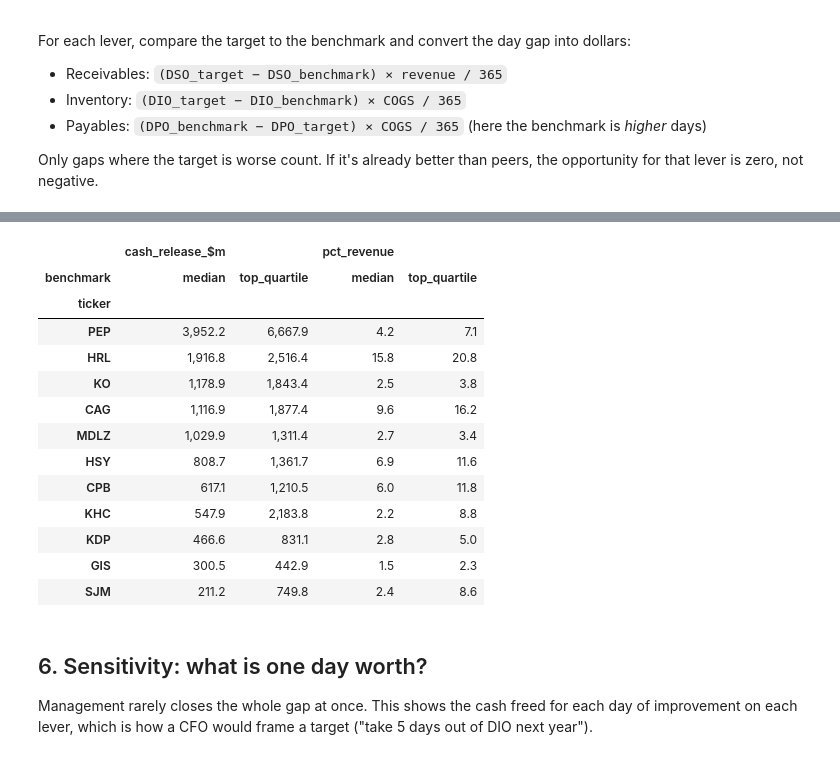
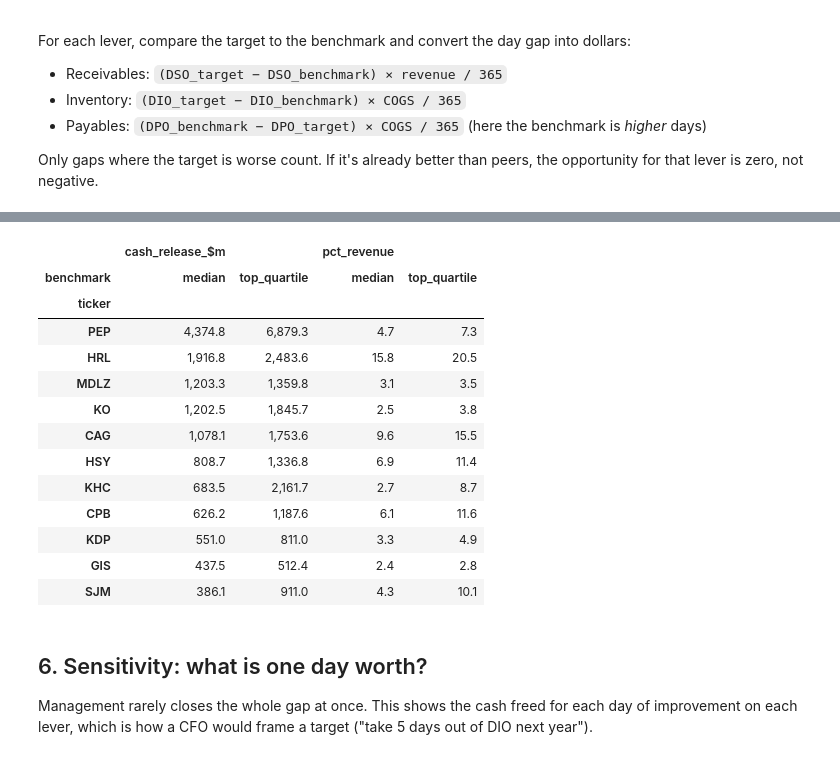
Before and after one commit to riyagupta2455/working-capital-benchmark, a Jupyter notebook: working_capital_benchmark.ipynb, the cells around one changed output, grey strips where cells are left out. Drawn from its saved outputs; the diff is of its cells as text; code cells hidden in the pictures.

```diff
--- a/working_capital_benchmark.ipynb
+++ b/working_capital_benchmark.ipynb
@@ -225,10 +295,25 @@ def build_metrics(raw):
     return d.dropna(subset=["CCC"])
 
 m = build_metrics(raw)
-LATEST = int(m.groupby("ticker")["fy"].max().min())   # latest year every company has reported
+
+# drop companies without enough usable history
+yrs_per_co = m.groupby("ticker")["fy"].nunique()
+thin = yrs_per_co[yrs_per_co < 3].index.tolist()
+if thin:
+    print("Dropped (fewer than 3 usable years, usually missing line items):", thin)
+    m = m[~m["ticker"].isin(thin)]
+
+# latest year that at least 75% of the peer group has reported
+cos_per_year = m.groupby("fy")["ticker"].nunique()
+LATEST = int(cos_per_year[cos_per_year >= 0.75 * m["ticker"].nunique()].index.max())
 print(f"Metrics for {m['ticker'].nunique()} companies, FY{m['fy'].min()}-FY{m['fy'].max()}; common latest year = FY{LATEST}")
 
 latest = m[m["fy"] == LATEST].set_index("ticker")
+if TARGET not in latest.index:
+    if TARGET:
+        print(f"{TARGET} has no FY{LATEST} data in this peer set, so picking the laggard instead.")
+    TARGET = latest["CCC"].idxmax()        # auto: the company with the longest cash cycle
+print(f"Target for opportunity sizing: {TARGET}")
 cols = ["revenue", "DSO", "DIO", "DPO", "CCC", "trade_wc_pct_sales", "gross_margin_pct"]
 view = latest[cols].copy()
 view["revenue"] = view["revenue"] / 1e9
@@ -262,7 +348,7 @@ ax.bar(order, latest.loc[order, "DIO"], bottom=latest.loc[order, "DSO"], label="
 ax.bar(order, -latest.loc[order, "DPO"], label="DPO (funding from suppliers)", color="#C44E52")
 ax.scatter(order, latest.loc[order, "CCC"], color="black", zorder=5, label="CCC", s=50, marker="D")
 ax.axhline(0, color="black", lw=0.8)
-ax.set_title(f"Cash conversion cycle build-up, FY{LATEST} (days)")
+ax.set_title(f"{INDUSTRY}: cash conversion cycle build-up, FY{LATEST} (days)")
 ax.set_ylabel("days"); ax.legend(loc="upper left", ncol=4, fontsize=9)
 plt.tight_layout(); plt.show()
 # %% [output]
@@ -368,28 +454,28 @@ plt.tight_layout(); plt.show()
 # %%
 # Run the same sizing for every company: the peer-wide picture
 summary = []
-for tk in m["ticker"].unique():
+for tk in latest.index:
     for kind in ["median", "top_quartile"]:
         o, r = cash_opportunity(tk, kind=kind)
         summary.append({"ticker": tk, "benchmark": kind, "cash_release_$m": o["cash_release_$m"].sum(),
                         "pct_revenue": o["cash_release_$m"].sum() * 1e6 / r["revenue"] * 100})
 opp_all = pd.DataFrame(summary).pivot(index="ticker", columns="benchmark", values=["cash_release_$m", "pct_revenue"])
 display(opp_all.sort_values(("cash_release_$m", "median"), ascending=False))
 # %% [output]
 |  | cash_release_$m |  | pct_revenue |  |
 | benchmark | median | top_quartile | median | top_quartile |
 | ticker |  |  |  |  |
-| PEP | 3,952.2 | 6,667.9 | 4.2 | 7.1 |
-| HRL | 1,916.8 | 2,516.4 | 15.8 | 20.8 |
-| KO | 1,178.9 | 1,843.4 | 2.5 | 3.8 |
-| CAG | 1,116.9 | 1,877.4 | 9.6 | 16.2 |
-| MDLZ | 1,029.9 | 1,311.4 | 2.7 | 3.4 |
-| HSY | 808.7 | 1,361.7 | 6.9 | 11.6 |
-| CPB | 617.1 | 1,210.5 | 6.0 | 11.8 |
-| KHC | 547.9 | 2,183.8 | 2.2 | 8.8 |
-| KDP | 466.6 | 831.1 | 2.8 | 5.0 |
-| GIS | 300.5 | 442.9 | 1.5 | 2.3 |
-| SJM | 211.2 | 749.8 | 2.4 | 8.6 |
+| PEP | 4,374.8 | 6,879.3 | 4.7 | 7.3 |
+| HRL | 1,916.8 | 2,483.6 | 15.8 | 20.5 |
+| MDLZ | 1,203.3 | 1,359.8 | 3.1 | 3.5 |
+| KO | 1,202.5 | 1,845.7 | 2.5 | 3.8 |
+| CAG | 1,078.1 | 1,753.6 | 9.6 | 15.5 |
+| HSY | 808.7 | 1,336.8 | 6.9 | 11.4 |
+| KHC | 683.5 | 2,161.7 | 2.7 | 8.7 |
+| CPB | 626.2 | 1,187.6 | 6.1 | 11.6 |
+| KDP | 551.0 | 811.0 | 3.3 | 4.9 |
+| GIS | 437.5 | 512.4 | 2.4 | 2.8 |
+| SJM | 386.1 | 911.0 | 4.3 | 10.1 |
 # %% [markdown]
 ## 6. Sensitivity: what is one day worth?
 
```
Also changed, not shown: parts of 18 cells of this notebook.
